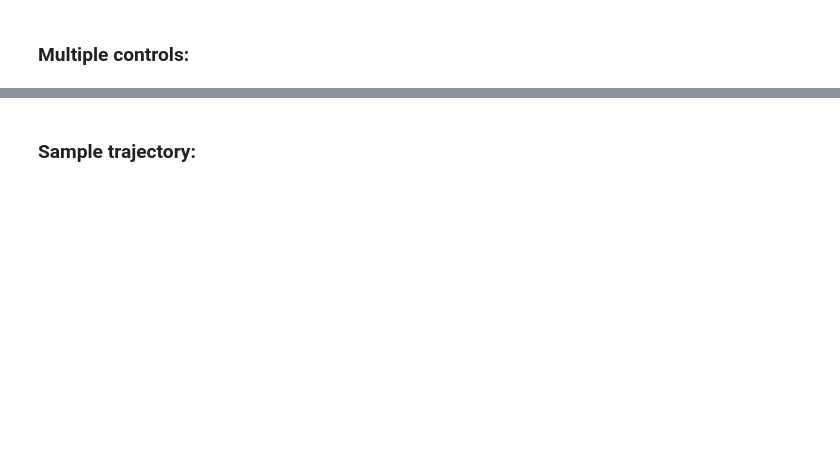
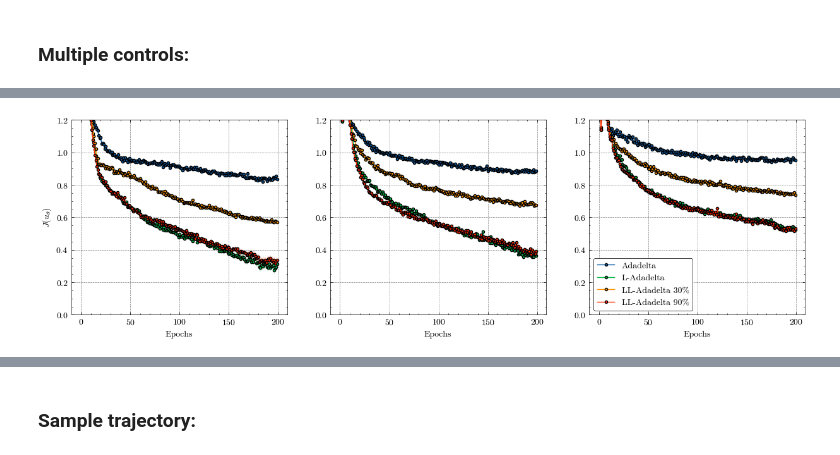
Before and after one commit to SaadSouilmi/Langevin-algorithms-for-deep-stochastic-control, a Jupyter notebook: DeepHedging.ipynb, the cells around one changed output, grey strips where cells are left out. Cells and saved outputs as stored; diff of their text form; code cells hidden in the pictures; blank space fills up the shorter version.

```diff
--- a/DeepHedging.ipynb
+++ b/DeepHedging.ipynb
@@ -700,0 +445,18 @@ plot_langevin_loss(
+# %%
+adadelta_multiple_ctrl = test_diag_multiple_ctrls(
+    model_config,
+    [10, 20, 40],
+    control_config,
+    optim.Adadelta,
+    LAdadelta,
+    "Adadelta",
+    5e-1,
+    5e-2,
+    [5e-3, 5e-3, 5e-3],
+    [30, 90],
+    200,
+    180,
+    rho=0.95,
+)
+# %% [output]
+[figure, added]
```
Also changed, not shown: parts of 36 cells of this notebook, 3 other files.
